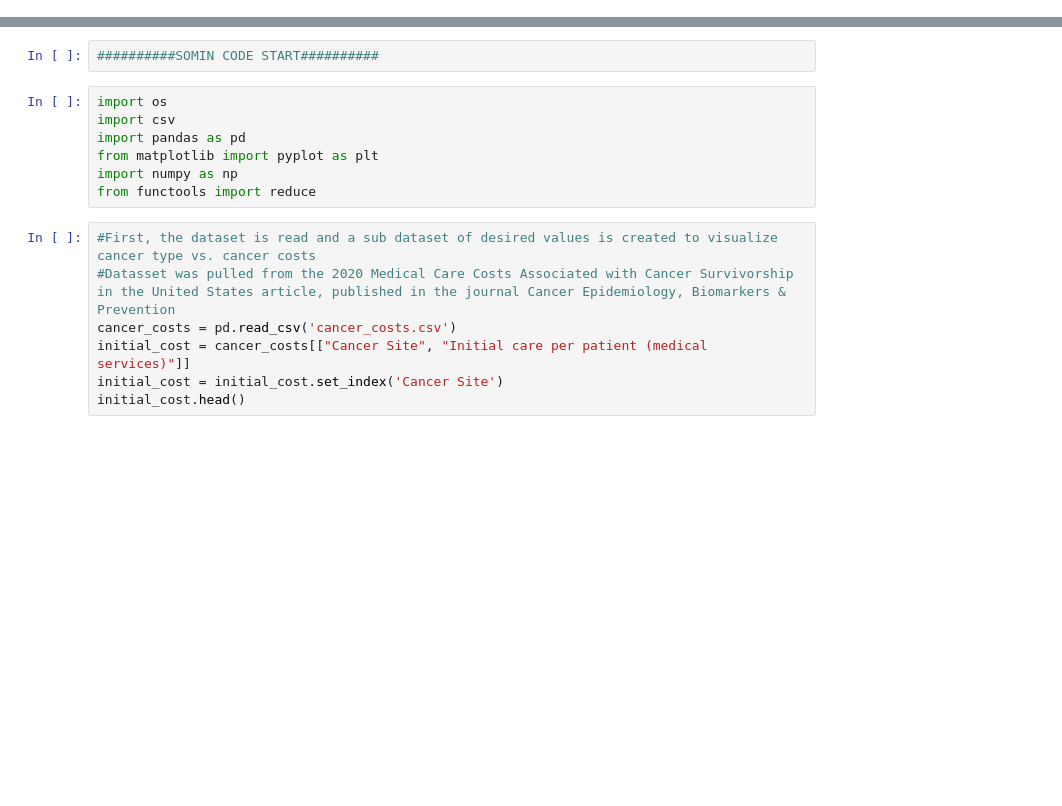
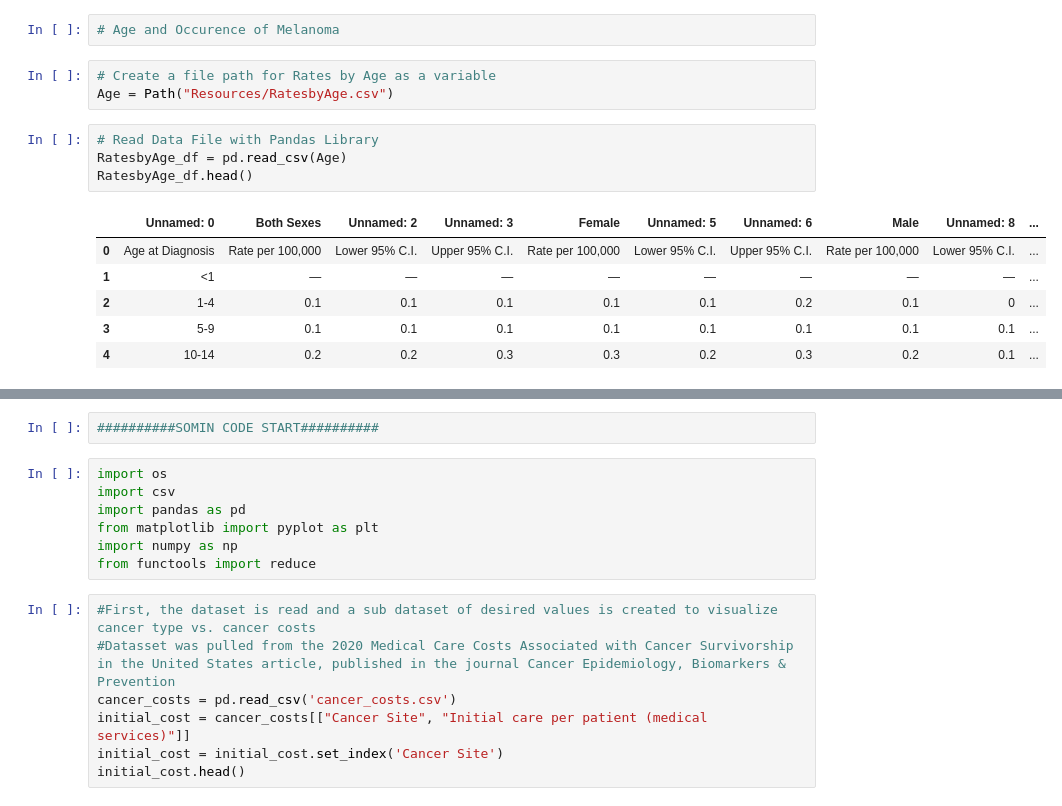
Before and after one commit to ishasaldhi/Project-1, a Jupyter notebook: Project_1_Melanoma.ipynb, the cells around one changed output, grey strips where cells are left out. Cells and saved outputs as stored; diff of their text form; blank space fills up the shorter version.

```diff
--- a/Project_1_Melanoma.ipynb
+++ b/Project_1_Melanoma.ipynb
@@ -8,0 +167,16 @@
+# %%
+# Age and Occurence of Melanoma
+# %%
+# Create a file path for Rates by Age as a variable
+Age = Path("Resources/RatesbyAge.csv")
+# %%
+# Read Data File with Pandas Library
+RatesbyAge_df = pd.read_csv(Age)
+RatesbyAge_df.head()
+# %% [output]
+|  | Unnamed: 0 | Both Sexes | Unnamed: 2 | Unnamed: 3 | Female | Unnamed: 5 | Unnamed: 6 | Male | Unnamed: 8 | ... |
+| 0 | Age at Diagnosis | Rate per 100,000 | Lower 95% C.I. | Upper 95% C.I. | Rate per 100,000 | Lower 95% C.I. | Upper 95% C.I. | Rate per 100,000 | Lower 95% C.I. | ... |
+| 1 | <1 | — | — | — | — | — | — | — | — | ... |
+| 2 | 1-4 | 0.1 | 0.1 | 0.1 | 0.1 | 0.1 | 0.2 | 0.1 | 0 | ... |
+| 3 | 5-9 | 0.1 | 0.1 | 0.1 | 0.1 | 0.1 | 0.1 | 0.1 | 0.1 | ... |
+| 4 | 10-14 | 0.2 | 0.2 | 0.3 | 0.3 | 0.2 | 0.3 | 0.2 | 0.1 | ... |
```
Also changed, not shown: parts of 34 cells of this notebook.
